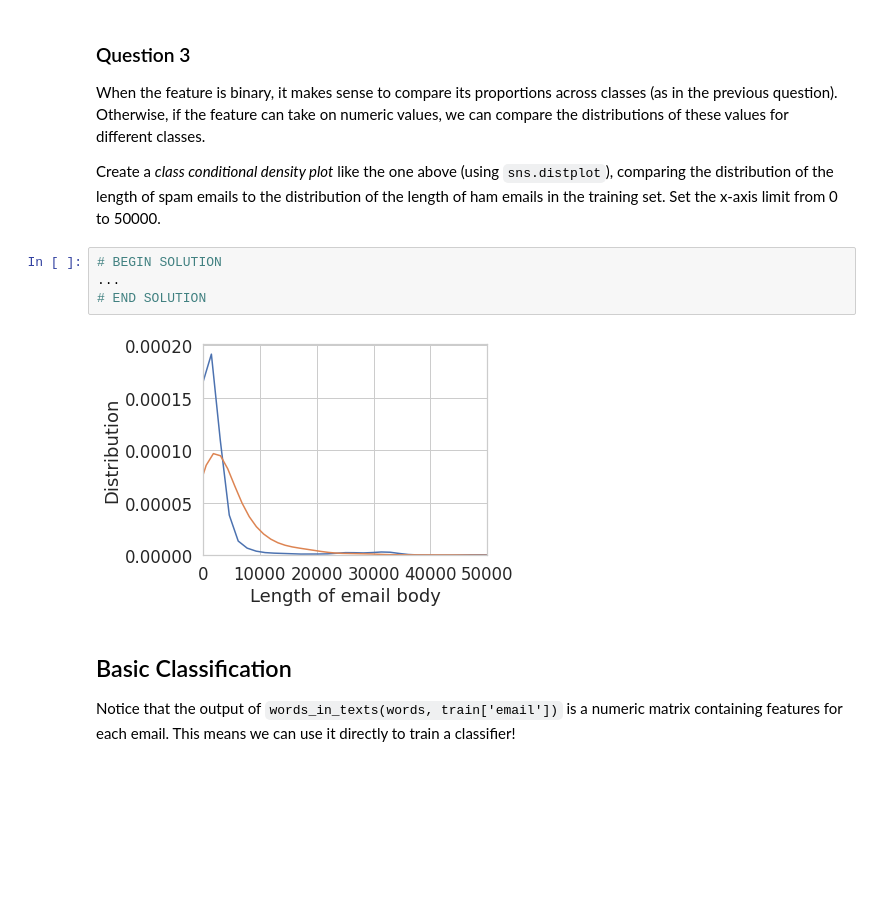
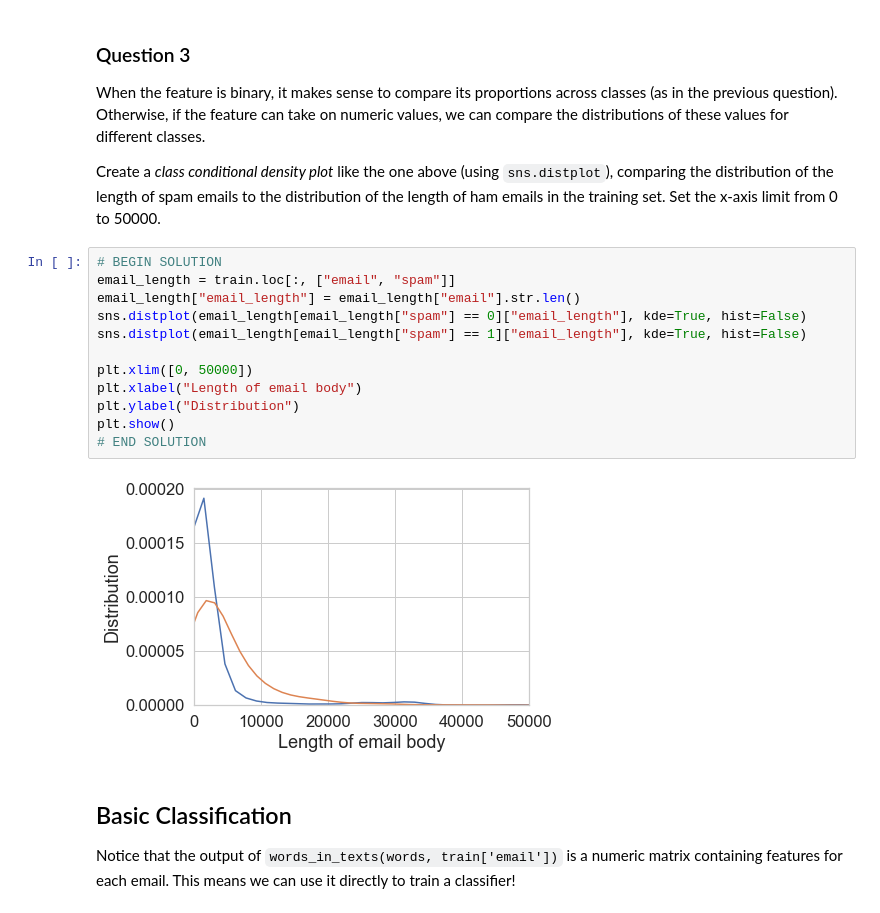
Before and after one commit to hanchaa/Korea_Univ_2022_1, a Jupyter notebook: COSE471/HW4/hw4.ipynb, the cells around one changed output. Cells and saved outputs as stored; diff of their text form; blank space fills up the shorter version.

```diff
--- a/COSE471/HW4/hw4.ipynb
+++ b/COSE471/HW4/hw4.ipynb
@@ -411,12 +419,20 @@ format: image
 points: 2
 -->
 <!-- EXPORT TO PDF format:image -->
-# %%
-# BEGIN SOLUTION
-...
-# END SOLUTION
-# %% [output]
-[figure, removed]
+# %%
+# BEGIN SOLUTION
+email_length = train.loc[:, ["email", "spam"]]
+email_length["email_length"] = email_length["email"].str.len()
+sns.distplot(email_length[email_length["spam"] == 0]["email_length"], kde=True, hist=False)
+sns.distplot(email_length[email_length["spam"] == 1]["email_length"], kde=True, hist=False)
+
+plt.xlim([0, 50000])
+plt.xlabel("Length of email body")
+plt.ylabel("Distribution")
+plt.show()
+# END SOLUTION
+# %% [output]
+[figure, added]
 # %% [markdown]
 ## Basic Classification
 
```
Also changed, not shown: parts of 17 cells of this notebook.
